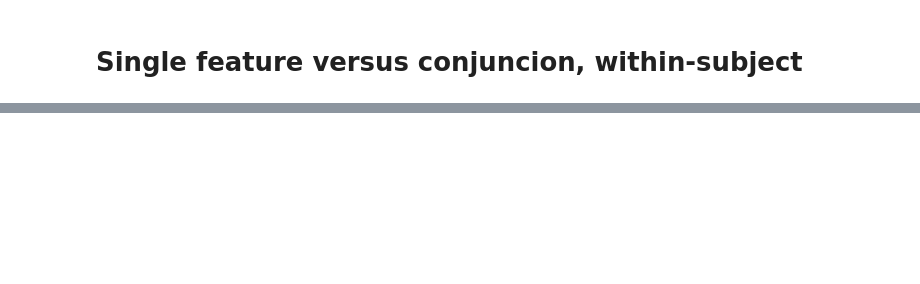
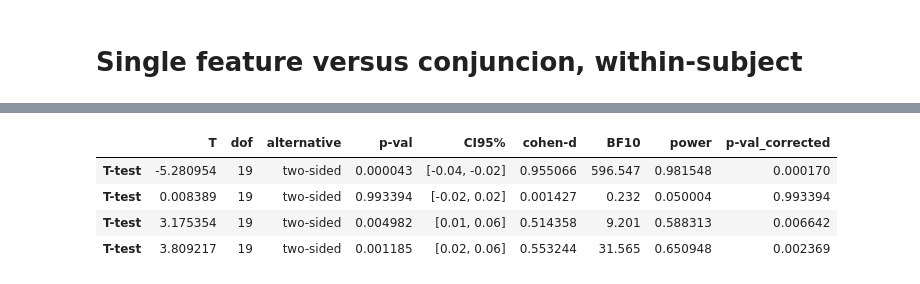
Before and after one commit to WilliamThyer/Thyer-et-al-2021, a Jupyter notebook: behavior_analysis.ipynb, the cells around one changed output, grey strips where cells are left out. Cells and saved outputs as stored; diff of their text form; code cells hidden in the pictures; blank space fills up the shorter version.

Commit message:
updating stats

```diff
--- a/behavior_analysis.ipynb
+++ b/behavior_analysis.ipynb
@@ -453,9 +400,0 @@ dtype: float64
-# %%
-for i in range(20):
-    plt.plot([1,2],acc.loc[i,['Single Feature', 'Conjunction']],zorder=-100)
-    plt.scatter([1,2],acc.loc[i,['Single Feature', 'Conjunction']])
-plt.plot([1,2],acc.loc[:,['Single Feature', 'Conjunction']].mean(0),c='k',zorder=-100)
-plt.scatter([1,2],acc.loc[:,['Single Feature', 'Conjunction']].mean(0),s=200,c='k',marker='o')
-plt.scatter([1,2],acc.loc[:,['Single Feature', 'Conjunction']].mean(0),s=120,c='w',marker='o')
-
-plt.show()
@@ -463,0 +415,20 @@ plt.show()
+# %%
+df_feat = df.groupby(['feat','setsize','subject']).mean().reset_index()
+tests_results = pd.DataFrame()
+for i,ss in enumerate(df_feat['setsize'].unique()):
+
+    df_feat_ss = df_feat[df_feat['setsize']==ss]
+
+    tests_results = tests_results.append(pingouin.ttest(
+        df_feat_ss[df_feat_ss['feat']==0]['acc'],
+        df_feat_ss[df_feat_ss['feat']==1]['acc'],
+        paired=True))
+
+_,tests_results['p-val_corrected'],_,_ = statsmodels.stats.multitest.multipletests(tests_results['p-val'],method='fdr_bh')
+tests_results
+# %% [output]
+|  | T | dof | alternative | p-val | CI95% | cohen-d | BF10 | power | p-val_corrected |
+| T-test | -5.280954 | 19 | two-sided | 0.000043 | [-0.04, -0.02] | 0.955066 | 596.547 | 0.981548 | 0.000170 |
+| T-test | 0.008389 | 19 | two-sided | 0.993394 | [-0.02, 0.02] | 0.001427 | 0.232 | 0.050004 | 0.993394 |
+| T-test | 3.175354 | 19 | two-sided | 0.004982 | [0.01, 0.06] | 0.514358 | 9.201 | 0.588313 | 0.006642 |
+| T-test | 3.809217 | 19 | two-sided | 0.001185 | [0.02, 0.06] | 0.553244 | 31.565 | 0.650948 | 0.002369 |
```
Also changed, not shown: parts of 26 cells of this notebook.
